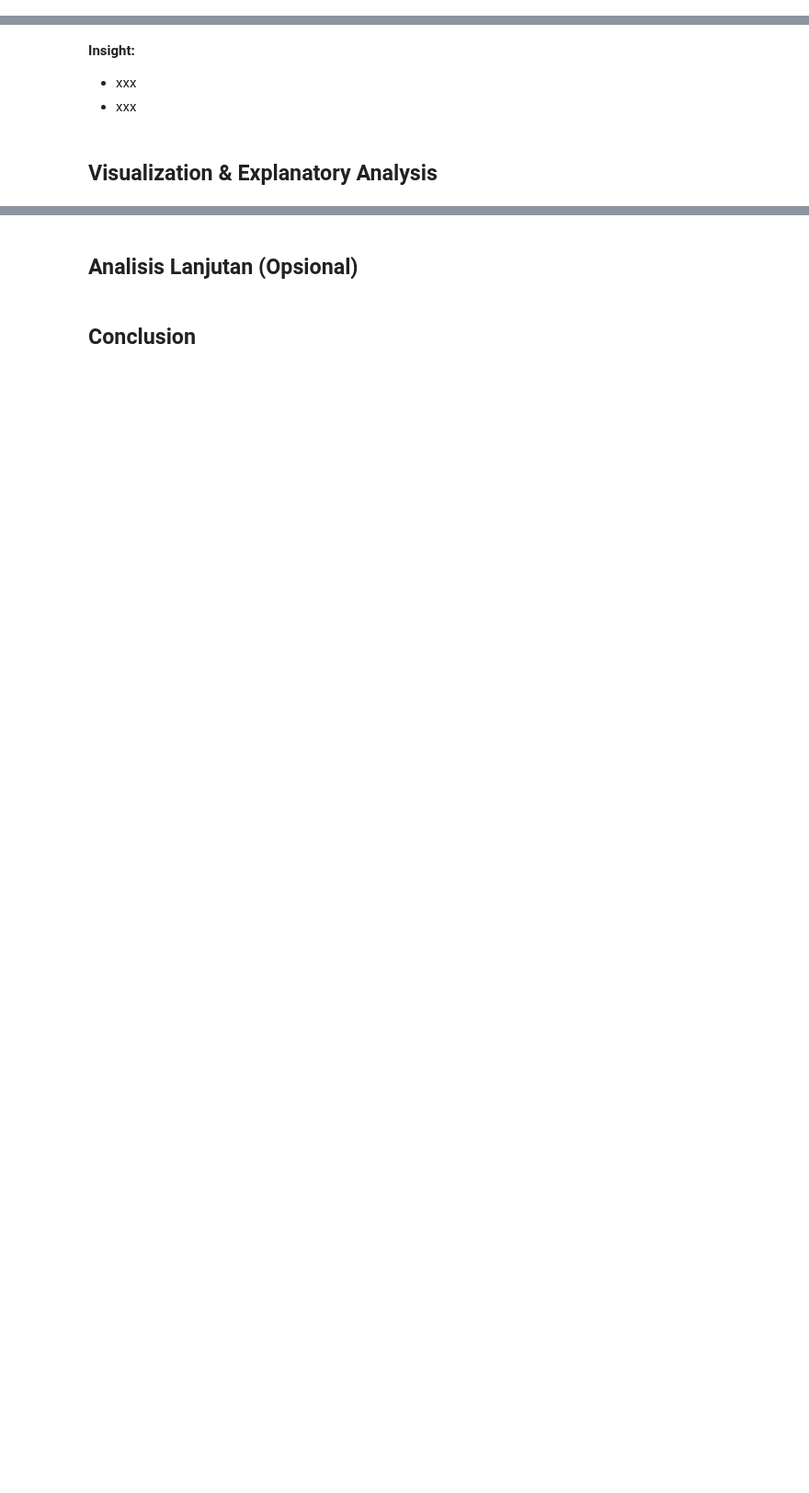
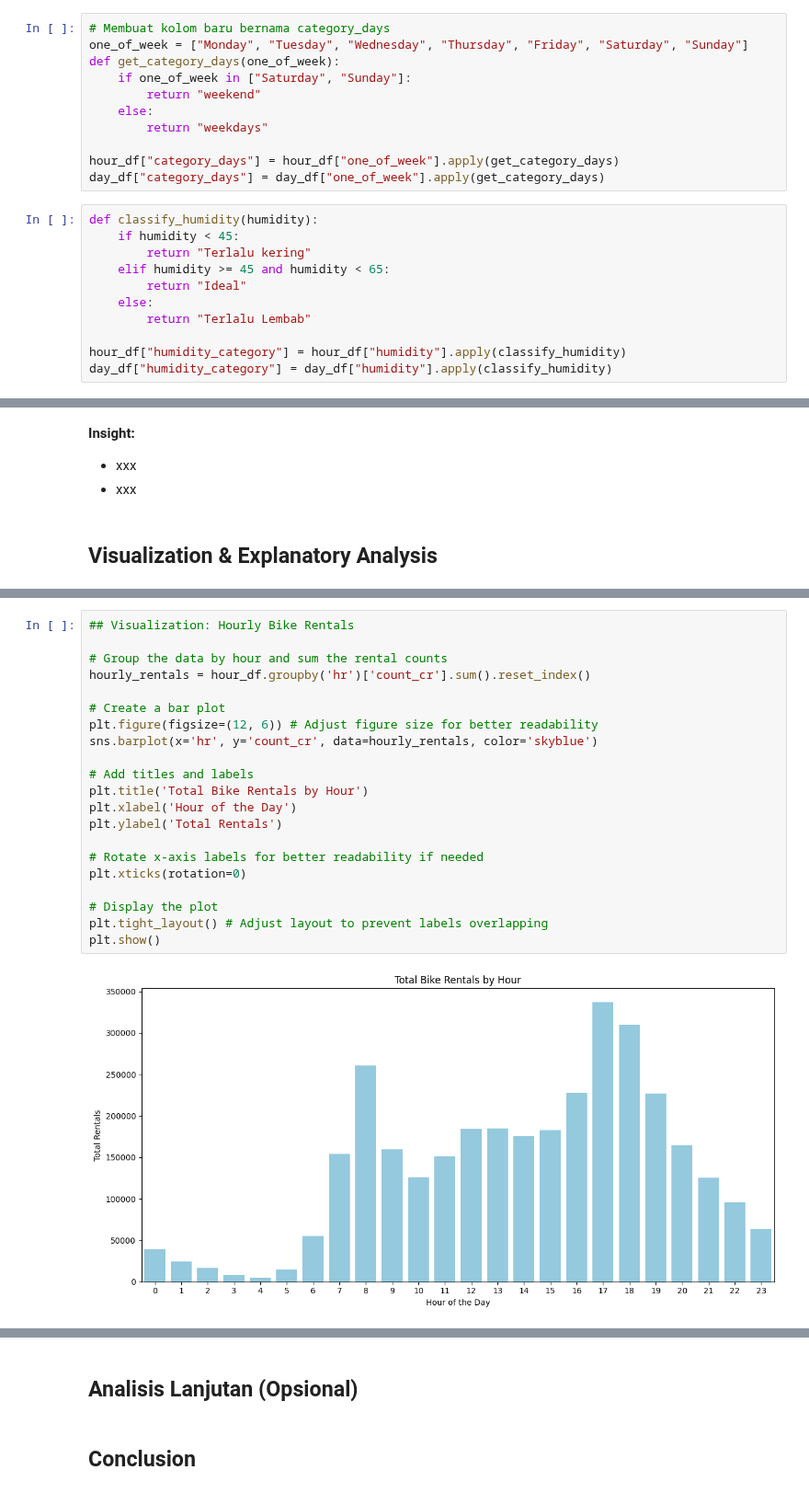
Before and after one commit to Mutasar/sewa-sepeda, a Jupyter notebook: Mutasar_bike_sharing.ipynb, the cells around one changed output, grey strips where cells are left out. Shown at 92% size. Saved outputs shown, nothing was run; the diff lists cells and outputs as text; blank space fills up the shorter version.

```diff
--- a/Mutasar_bike_sharing.ipynb
+++ b/Mutasar_bike_sharing.ipynb
@@ -330,0 +268,22 @@ Kolom 'dteday' tidak ditemukan dalam DataFrame.
+# %%
+# Membuat kolom baru bernama category_days
+one_of_week = ["Monday", "Tuesday", "Wednesday", "Thursday", "Friday", "Saturday", "Sunday"]
+def get_category_days(one_of_week):
+    if one_of_week in ["Saturday", "Sunday"]:
+        return "weekend"
+    else:
+        return "weekdays"
+
+hour_df["category_days"] = hour_df["one_of_week"].apply(get_category_days)
+day_df["category_days"] = day_df["one_of_week"].apply(get_category_days)
+# %%
+def classify_humidity(humidity):
+    if humidity < 45:
+        return "Terlalu kering"
+    elif humidity >= 45 and humidity < 65:
+        return "Ideal"
+    else:
+        return "Terlalu Lembab"
+
+hour_df["humidity_category"] = hour_df["humidity"].apply(classify_humidity)
+day_df["humidity_category"] = day_df["humidity"].apply(classify_humidity)
@@ -435 +492,24 @@ plt.show()
+# %%
+## Visualization: Hourly Bike Rentals
+
+# Group the data by hour and sum the rental counts
+hourly_rentals = hour_df.groupby('hr')['count_cr'].sum().reset_index()
+
+# Create a bar plot
+plt.figure(figsize=(12, 6)) # Adjust figure size for better readability
+sns.barplot(x='hr', y='count_cr', data=hourly_rentals, color='skyblue')
+
+# Add titles and labels
+plt.title('Total Bike Rentals by Hour')
+plt.xlabel('Hour of the Day')
+plt.ylabel('Total Rentals')
+
+# Rotate x-axis labels for better readability if needed
+plt.xticks(rotation=0)
+
+# Display the plot
+plt.tight_layout() # Adjust layout to prevent labels overlapping
+plt.show()
+# %% [output]
+[figure, added]
 # %% [markdown]
```
Also changed, not shown: parts of 68 cells of this notebook.
